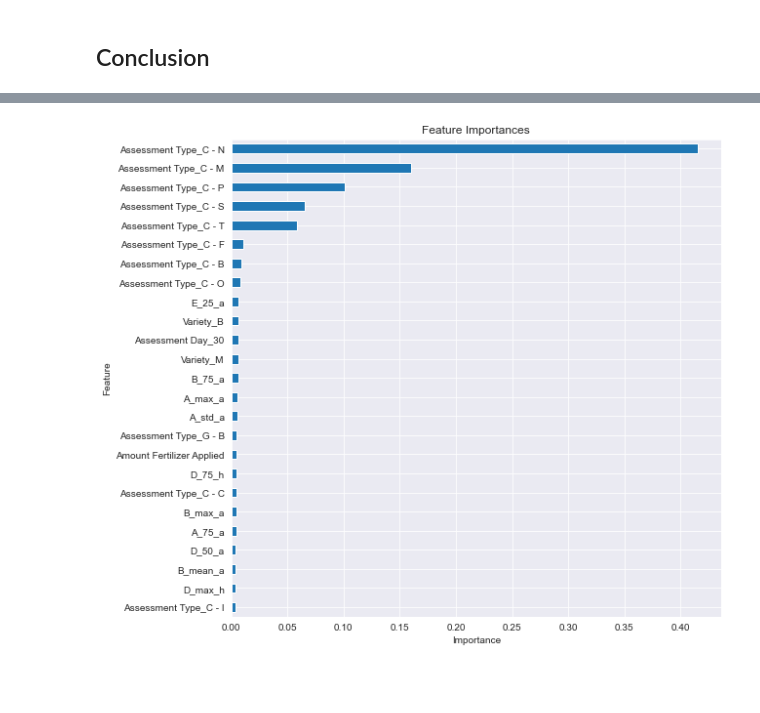
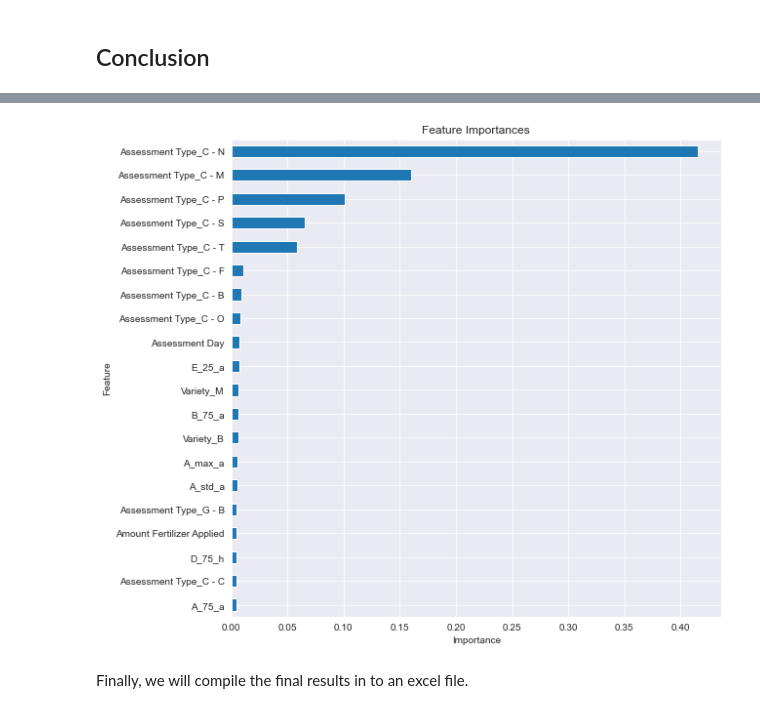
Before and after one commit to Chris95cam/PepsiCo-Data-Science-Challenge, a Jupyter notebook: PepsiCo.ipynb, the cells around one changed output, grey strips where cells are left out. Saved outputs shown, nothing was run; the diff lists cells and outputs as text; code cells hidden in the pictures; blank space fills up the shorter version.

```diff
--- a/PepsiCo.ipynb
+++ b/PepsiCo.ipynb
@@ -438,16 +494,15 @@ Benchmark: 19.53543979490134
 To prepare our data for machine learning, we will need to dummy the categorical columns and standardize the continuous columns.
 # %%
 #dummy columns
-categorical=['Site ID','Variety','Assessment Type','Site','Sowing Year','Sowing Month','Sowing Day','Sowing Weekday',
-             'Harvest Year','Harvest Month','Harvest Day','Harvest Weekday','Assessment Year','Assessment Month',
-             'Assessment Day','Assessment Weekday']
+categorical=['Site ID','Variety','Assessment Type','Site','Sowing Year','Sowing Month','Sowing Weekday',
+             'Harvest Year','Harvest Month','Harvest Weekday','Assessment Year','Assessment Month','Assessment Weekday']
 
 dummies = pd.get_dummies(df[categorical])
 df.drop(columns=categorical,inplace=True)
 df = pd.concat([df,dummies],axis=1)
 
 #scale columns
-continuous = labels + ['Growth Stage','Latitude','Elevation (m)','Soil Parameter A','Soil Parameter B','Amount Fertilizer Applied']
+continuous = labels + ['Growth Stage','Latitude','Elevation (m)','Soil Parameter A','Soil Parameter B','Amount Fertilizer Applied','Sowing Day','Harvest Day','Assessment Day']
 df[continuous] = scale(df[continuous])
 
 #show shape of new dataframe
@@ -537,6 +631,6 @@ Now, let's fit an instance of the model over the entire dataset. We get an overa
 # %%
 #fit model over entire dataset
-RFR = RandomForestRegressor(random_state=0, max_features='auto', max_depth=31)
+RFR = RandomForestRegressor(random_state=0, max_features='auto', max_depth=64)
 RFR.fit(X, y)
 
 #predict for entire dataset
@@ -551,14 +645,16 @@ Finally, let's see which features were most influential in predicting assessment
 # %%
 #chart feature importances
 feature_importances = pd.Series(RFR.feature_importances_,index = X.columns)
 plt.figure(figsize=(9,9))
-feature_importances.sort_values()[-25:].plot(kind='barh')
+feature_importances.sort_values()[-20:].plot(kind='barh')
 plt.title('Feature Importances')
 plt.ylabel('Feature')
 plt.xlabel('Importance')
 plt.show()
 # %% [output]
-[figure, old version]
+[figure, new version]
+# %% [markdown]
+Finally, we will compile the final results in to an excel file.
 # %%
 #put final results in dataframe
 final =pd.DataFrame(all_pred)
```
Also changed, not shown: parts of 39 cells of this notebook.
